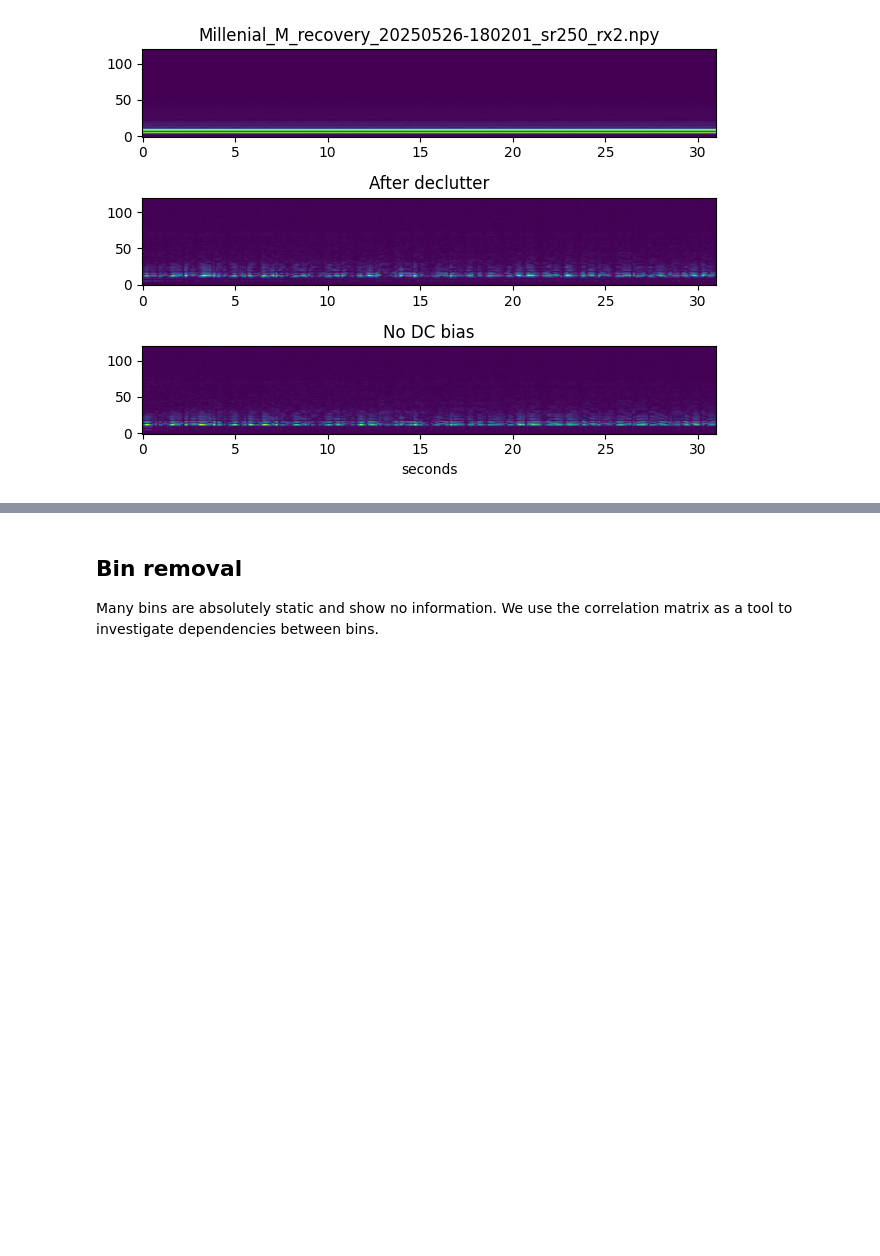
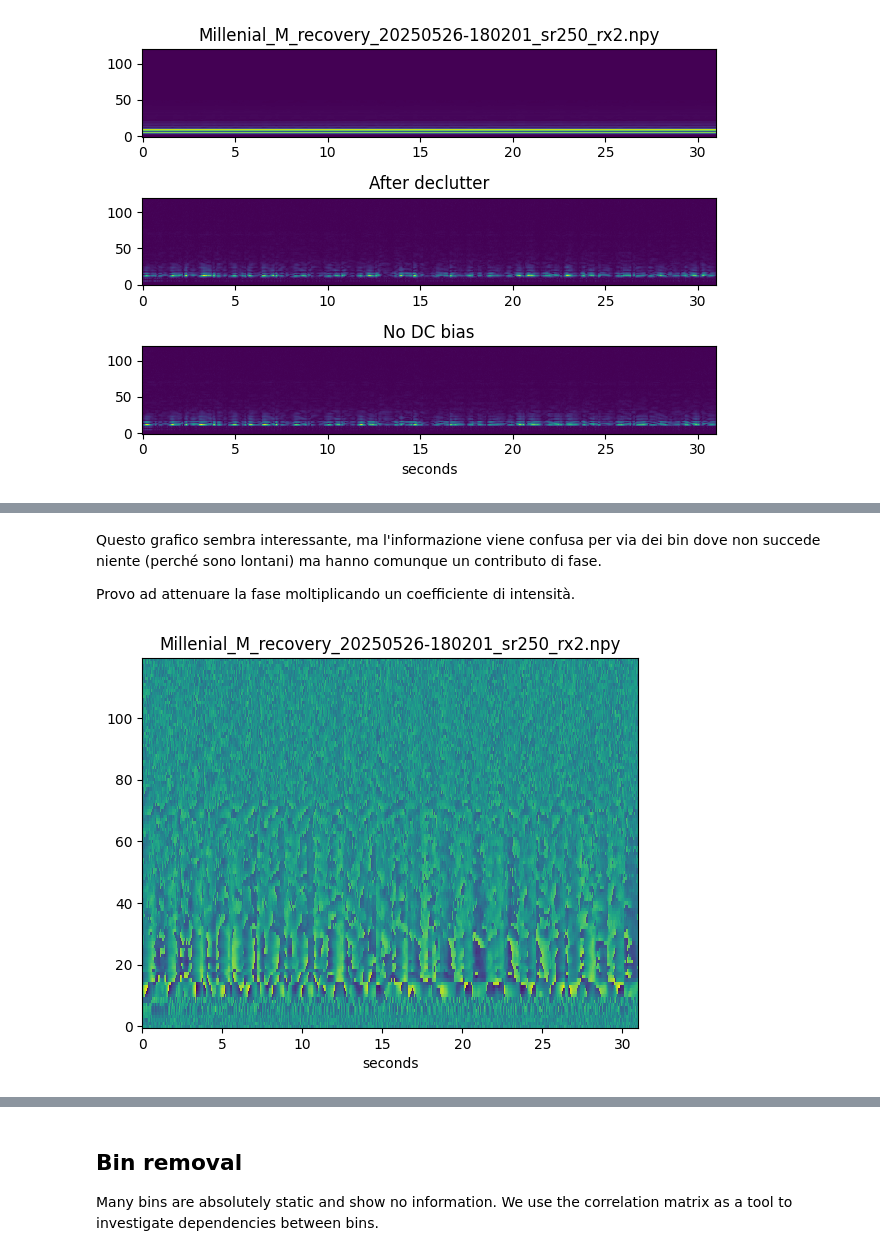
Before and after one commit to FattiMei/smart-trainer, a Jupyter notebook: analysis/classic.ipynb, the cells around one changed output, grey strips where cells are left out. Drawn from its saved outputs; the diff is of its cells as text; code cells hidden in the pictures; blank space fills up the shorter version.

```diff
--- a/analysis/classic.ipynb
+++ b/analysis/classic.ipynb
@@ -35,0 +55,13 @@ plt.show()
+# %% [markdown]
+Questo grafico sembra interessante, ma l'informazione viene confusa per via dei bin dove non succede niente (perché sono lontani) ma hanno comunque un contributo di fase.
+
+Provo ad attenuare la fase moltiplicando un coefficiente di intensità.
+# %%
+attenuated = phase * np.log(np.abs(decluttered)+1)
+
+plt.title(name)
+plt.pcolormesh(XX, YY, attenuated.T)
+plt.xlabel("seconds")
+plt.show()
+# %% [output]
+[figure, added]
```
Also changed, not shown: parts of 5 cells of this notebook.
